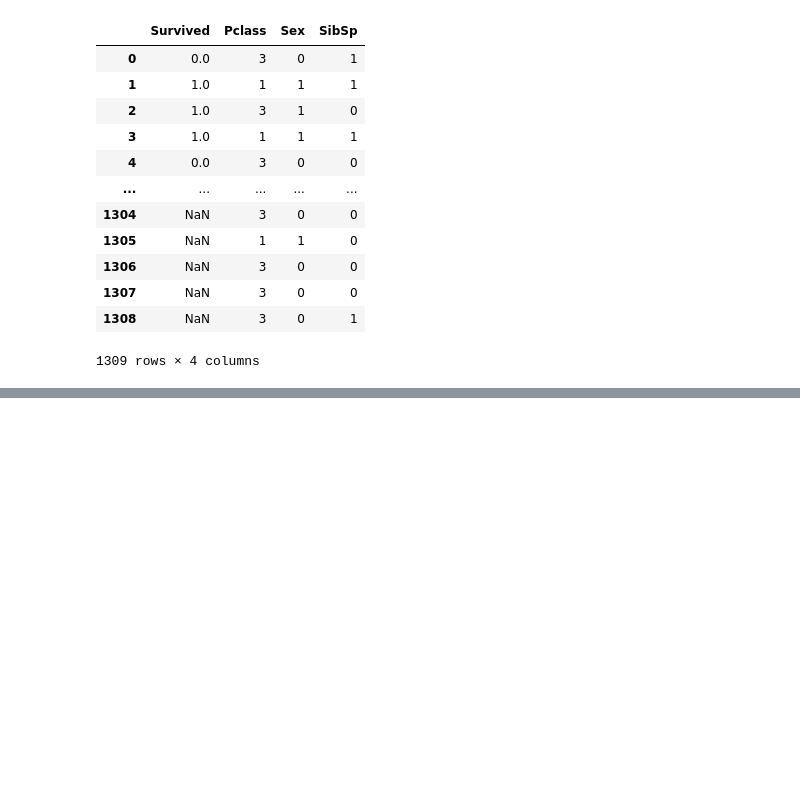
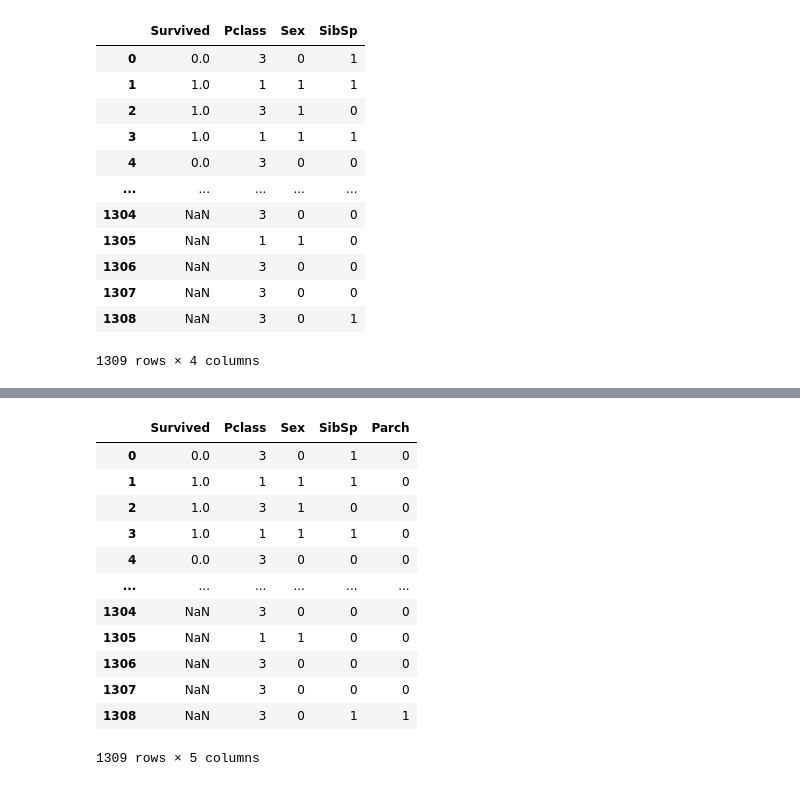
Before and after one commit to Alicia-Alexia/kaggle_titanic, a Jupyter notebook: Untitled.ipynb, the cells around one changed output, grey strips where cells are left out. Drawn from its saved outputs; the diff is of its cells as text; code cells hidden in the pictures; blank space fills up the shorter version.

```diff
--- a/Untitled.ipynb
+++ b/Untitled.ipynb
@@ -271,0 +295,18 @@ df
+# %%
+# # Adicionando a coluna Parch no dataframe df
+df['Parch'] = titanic_df['Parch']
+df
+# %% [output]
+|  | Survived | Pclass | Sex | SibSp | Parch |
+| 0 | 0.0 | 3 | 0 | 1 | 0 |
+| 1 | 1.0 | 1 | 1 | 1 | 0 |
+| 2 | 1.0 | 3 | 1 | 0 | 0 |
+| 3 | 1.0 | 1 | 1 | 1 | 0 |
+| 4 | 0.0 | 3 | 0 | 0 | 0 |
+| ... | ... | ... | ... | ... | ... |
+| 1304 | NaN | 3 | 0 | 0 | 0 |
+| 1305 | NaN | 1 | 1 | 0 | 0 |
+| 1306 | NaN | 3 | 0 | 0 | 0 |
+| 1307 | NaN | 3 | 0 | 0 | 0 |
+| 1308 | NaN | 3 | 0 | 1 | 1 |
+1309 rows × 5 columns
```
Also changed, not shown: parts of 5 cells of this notebook.
